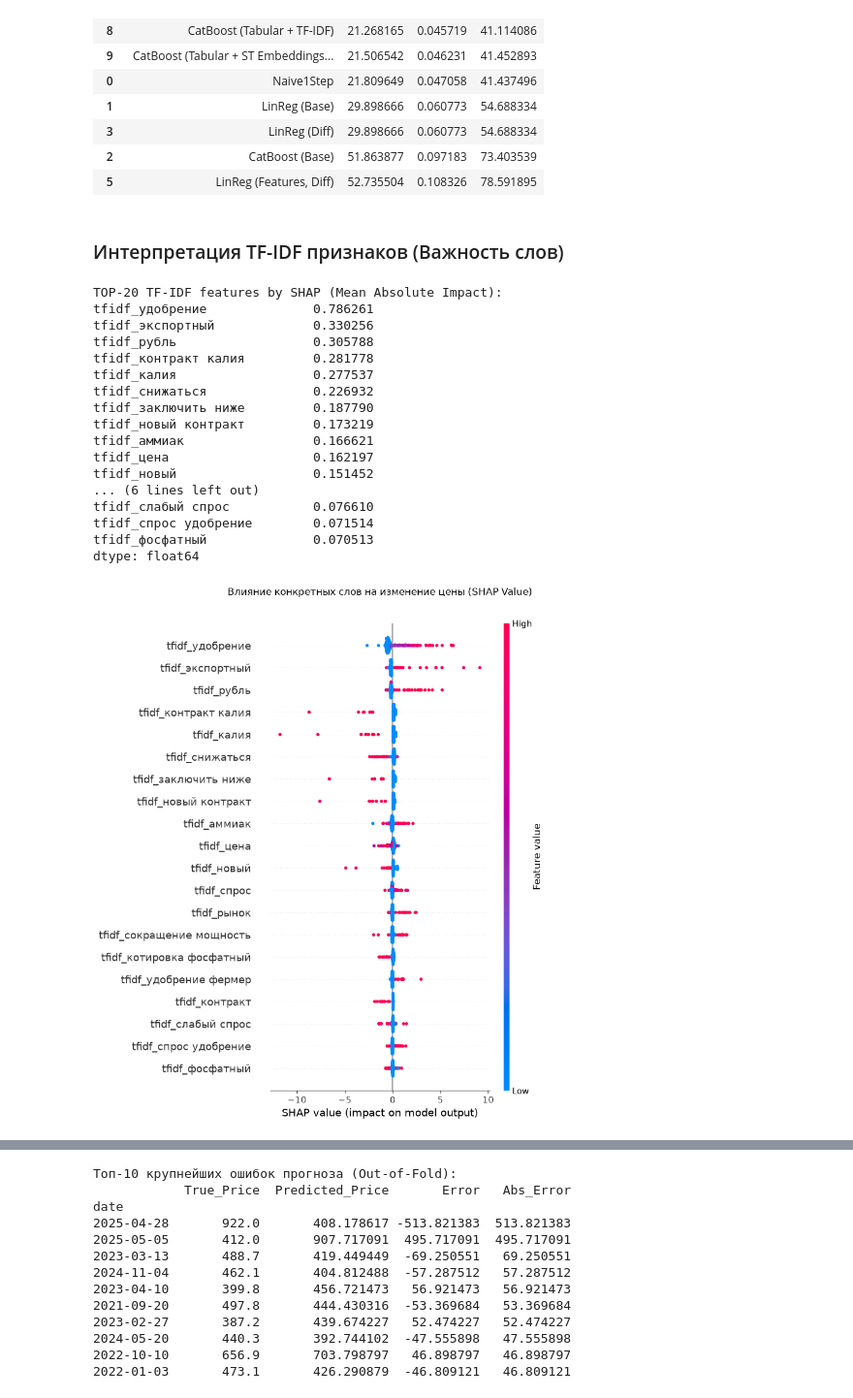
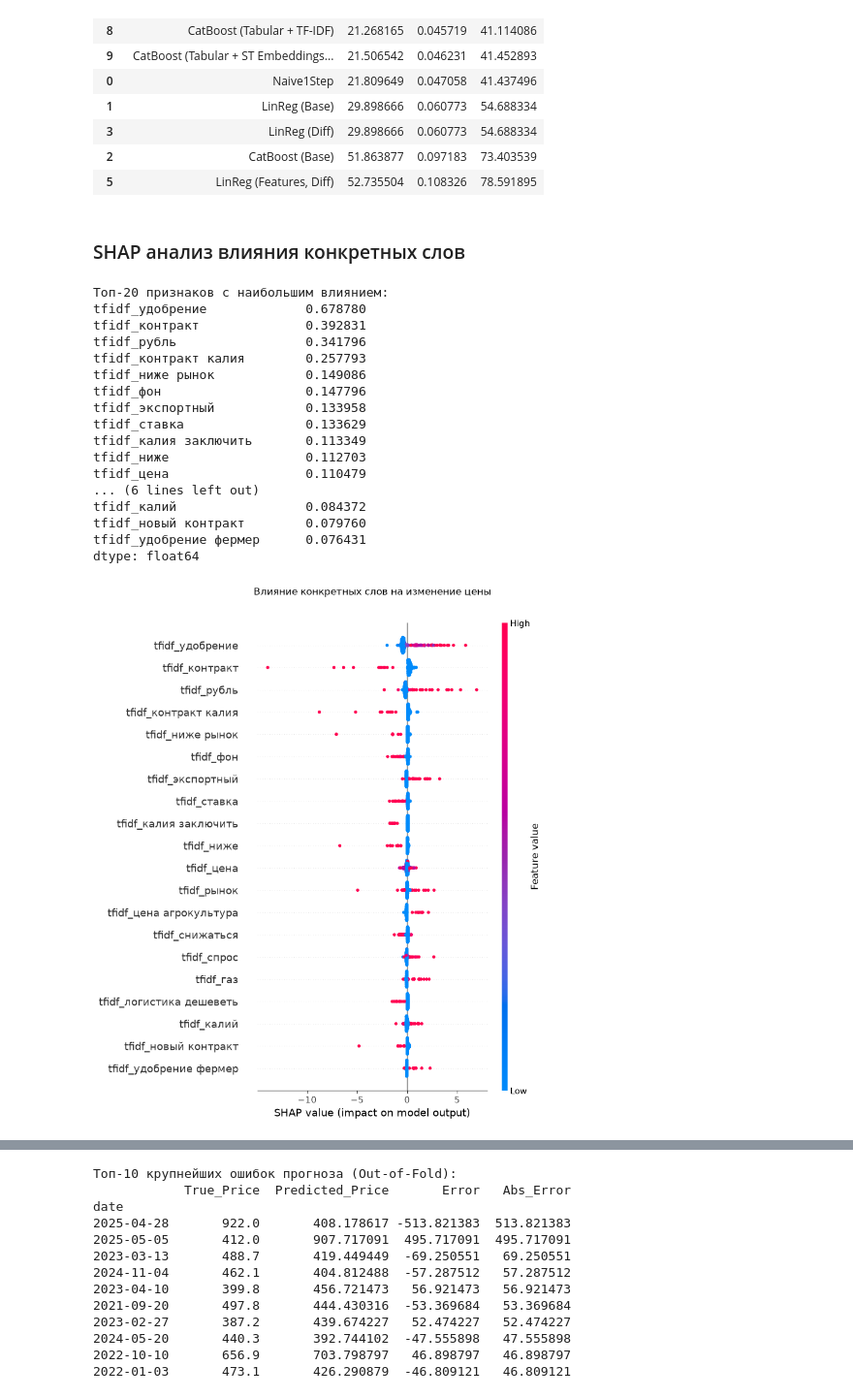
Before and after one commit to Alexander8841/fartilizer_market_analysis, a Jupyter notebook: notebook.ipynb, the cells around one changed output, grey strips where cells are left out. Shown at 97% size. Saved outputs shown, nothing was run; the diff lists cells and outputs as text; code cells hidden in the pictures.

```diff
--- a/notebook.ipynb
+++ b/notebook.ipynb
@@ -1250,48 +1248,48 @@ evaluator.get_summary_df().sort_values(by='MAE')
 | 2 | CatBoost (Base) | 51.863877 | 0.097183 | 73.403539 |
 | 5 | LinReg (Features, Diff) | 52.735504 | 0.108326 | 78.591895 |
 # %% [markdown]
-### Интерпретация TF-IDF признаков (Важность слов)
+### SHAP анализ влияния конкретных слов
 # %%
 model_tfidf = CatBoostRegressor(iterations=1000, depth=6, loss_function="MAE", random_seed=123, verbose=False)
 y_train_diff_tfidf = y_train_tfidf - X_train_tfidf['urea_price']
 model_tfidf.fit(X_train_tfidf, y_train_diff_tfidf)
 
 explainer = shap.TreeExplainer(model_tfidf)
 shap_values = explainer.shap_values(X_train_tfidf)
 
 shap_importance = np.abs(shap_values).mean(axis=0)
 shap_series = pd.Series(shap_importance, index=X_train_tfidf.columns)
 
 text_shap = shap_series[shap_series.index.str.startswith('tfidf_')].sort_values(ascending=False).head(20)
 
-print("TOP-20 TF-IDF features by SHAP (Mean Absolute Impact):")
+print("Топ-20 признаков с наибольшим влиянием:")
 print(text_shap)
 
 top_text_cols = text_shap.index.tolist()
 col_indices = [X_train_tfidf.columns.get_loc(c) for c in top_text_cols]
 
 plt.figure(figsize=(10, 8))
 shap.summary_plot(shap_values[:, col_indices], X_train_tfidf[top_text_cols], show=False)
-plt.title('Влияние конкретных слов на изменение цены (SHAP Value)', y=1.05)
+plt.title('Влияние конкретных слов на изменение цены', y=1.05)
 plt.tight_layout()
 plt.show()
 # %% [output]
-TOP-20 TF-IDF features by SHAP (Mean Absolute Impact):
-tfidf_удобрение              0.786261
-tfidf_экспортный             0.330256
-tfidf_рубль                  0.305788
-tfidf_контракт калия         0.281778
-tfidf_калия                  0.277537
-tfidf_снижаться              0.226932
-tfidf_заключить ниже         0.187790
-tfidf_новый контракт         0.173219
-tfidf_аммиак                 0.166621
-tfidf_цена                   0.162197
-tfidf_новый                  0.151452
+Топ-20 признаков с наибольшим влиянием:
+tfidf_удобрение             0.678780
+tfidf_контракт              0.392831
+tfidf_рубль                 0.341796
+tfidf_контракт калия        0.257793
+tfidf_ниже рынок            0.149086
+tfidf_фон                   0.147796
+tfidf_экспортный            0.133958
+tfidf_ставка                0.133629
+tfidf_калия заключить       0.113349
+tfidf_ниже                  0.112703
+tfidf_цена                  0.110479
 ... (6 lines left out)
-tfidf_слабый спрос           0.076610
-tfidf_спрос удобрение        0.071514
-tfidf_фосфатный              0.070513
+tfidf_калий                 0.084372
+tfidf_новый контракт        0.079760
+tfidf_удобрение фермер      0.076431
 dtype: float64
-[figure, old version]
+[figure, new version]
 # %% [markdown]
```
Also changed, not shown: parts of 4 cells of this notebook.
